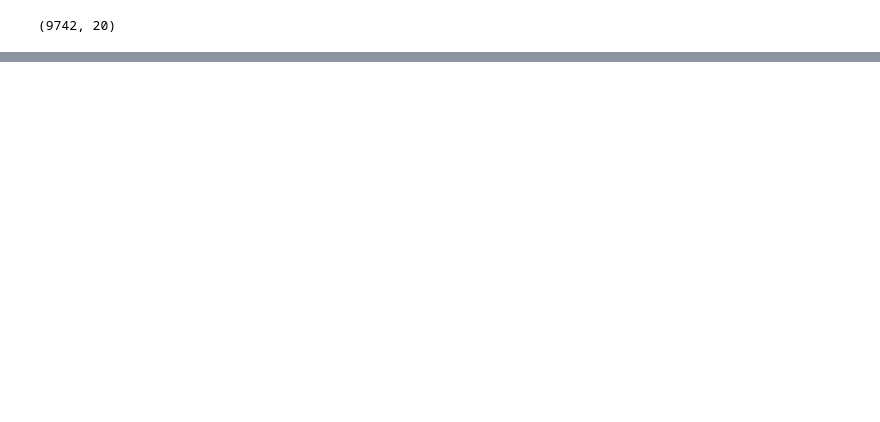
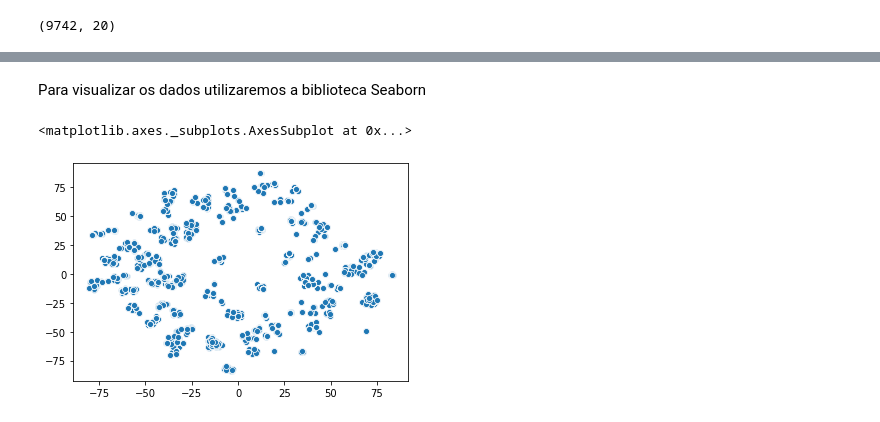
Before and after one commit to LucasAzvd/Analise-de-dados-com-SKLearn, a Jupyter notebook: Algoritmos não supervisionados/Conhecendo DataSets.ipynb, the cells around one changed output, grey strips where cells are left out. Saved outputs shown, nothing was run; the diff lists cells and outputs as text; code cells hidden in the pictures; blank space fills up the shorter version.

```diff
--- a/Algoritmos não supervisionados/Conhecendo DataSets.ipynb
+++ b/Algoritmos não supervisionados/Conhecendo DataSets.ipynb
@@ -59,0 +195,5 @@ generos_escalados.shape
+# %%
+tsne = TSNE()
+
+visualizacao = tsne.fit_transform(generos_escalados)
+visualizacao
@@ -59,0 +208,10 @@ generos_escalados.shape
+# %% [markdown]
+Para visualizar os dados utilizaremos a biblioteca Seaborn
+# %%
+import seaborn as sns
+
+sns.scatterplot(x=visualizacao[:, 0],
+               y=visualizacao[:,1])
+# %% [output]
+<matplotlib.axes._subplots.AxesSubplot at 0x...>
+[figure, added]
```
Also changed, not shown: parts of 36 cells of this notebook, 1 other file.
